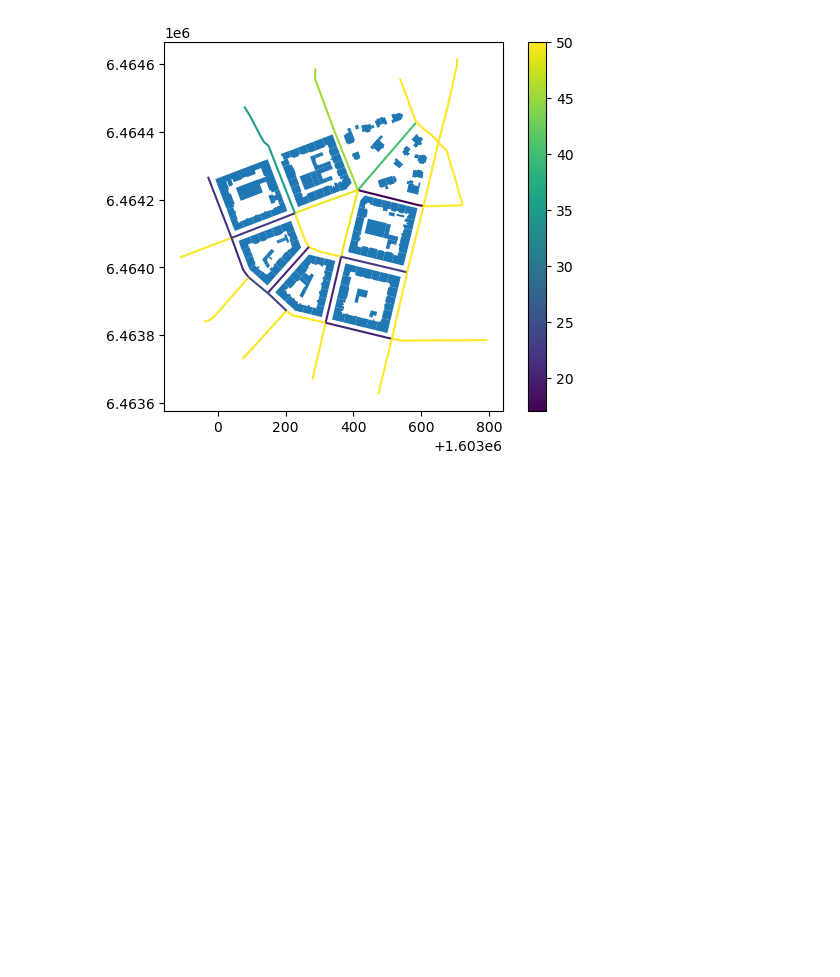
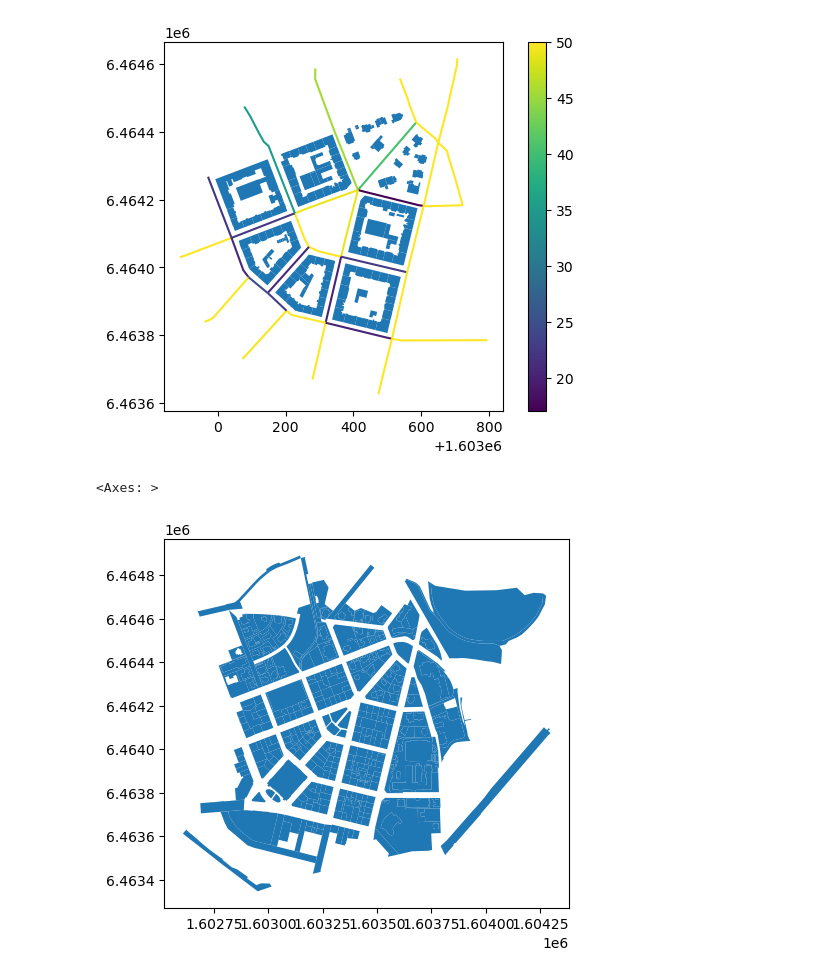
Before and after one commit to uscuni/streetscape, a Jupyter notebook: example.ipynb, the cells around one changed output. Drawn from its saved outputs; the diff is of its cells as text; code cells hidden in the pictures; blank space fills up the shorter version.

```diff
--- a/example.ipynb
+++ b/example.ipynb
@@ -27,3 +27,13 @@ buildings.plot(ax=ax)
 # %% [output]
 <Axes: >
 [figure]
+# %%
+plots = gpd.read_file("bubenec.gpkg", layer="plots").to_crs(streets.crs)
+plots = plots.iloc[plots.sindex.query(streets.union_all().convex_hull)]
+plots = plots.drop(plots.index[plots.sindex.query(streets.union_all(), predicate="intersects")])
+# %%
+plots.plot(
+)
+# %% [output]
+<Axes: >
+[figure, added]
```
Also changed, not shown: parts of 3 cells of this notebook, 2 other files.
